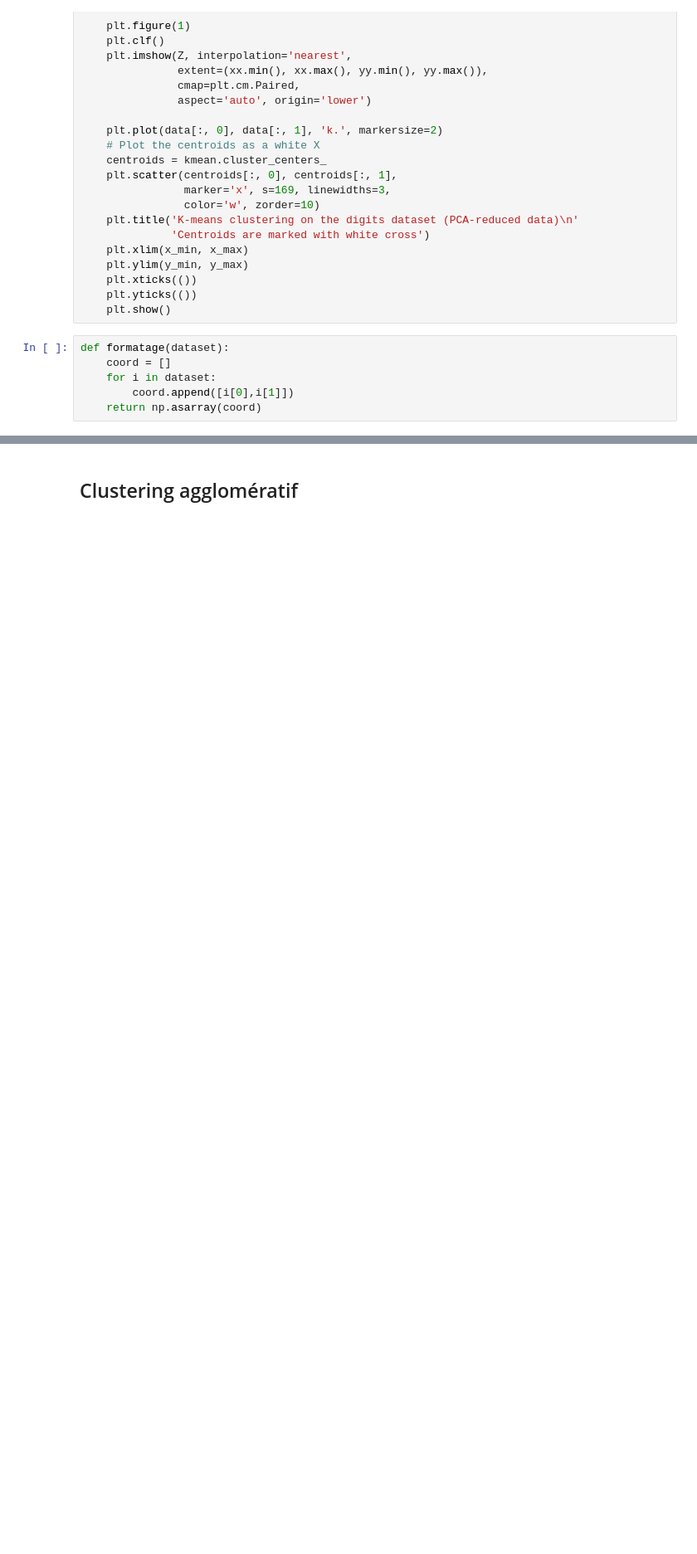
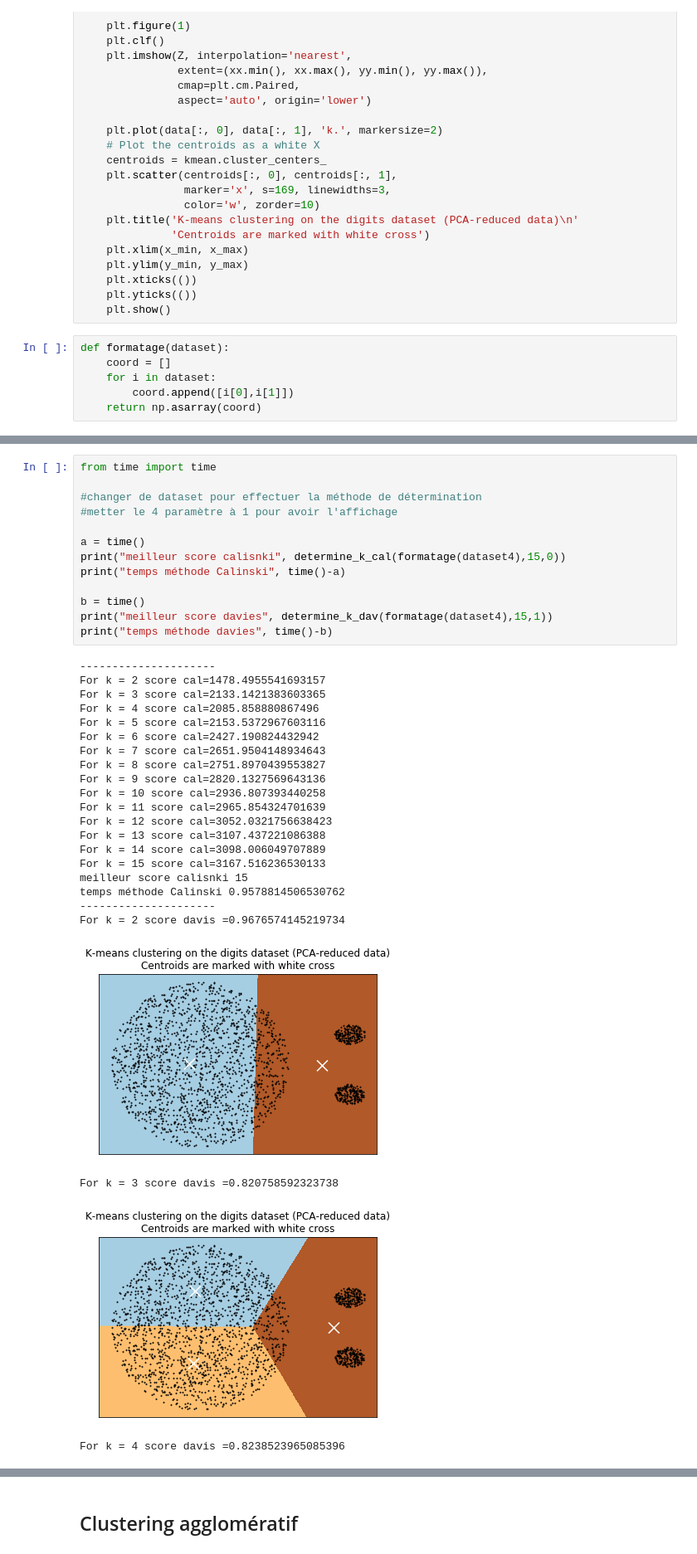
Before and after one commit to QuentinG66/tps_app_non_supervise, a Jupyter notebook: Untitled.ipynb, the cells around one changed output, grey strips where cells are left out. Shown: that part at 83% size. Drawn from its saved outputs; the diff is of its cells as text; blank space fills up the shorter version.

```diff
--- a/Untitled.ipynb
+++ b/Untitled.ipynb
@@ -155,0 +154,37 @@ For k = 7 score cal=8366.73091687544
+# %%
+from time import time
+
+#changer de dataset pour effectuer la méthode de détermination
+#metter le 4 paramètre à 1 pour avoir l'affichage
+
+a = time()
+print("meilleur score calisnki", determine_k_cal(formatage(dataset4),15,0))
+print("temps méthode Calinski", time()-a)
+
+b = time()
+print("meilleur score davies", determine_k_dav(formatage(dataset4),15,1))
+print("temps méthode davies", time()-b)
+# %% [output]
+---------------------
+For k = 2 score cal=1478.4955541693157
+For k = 3 score cal=2133.1421383603365
+For k = 4 score cal=2085.858880867496
+For k = 5 score cal=2153.5372967603116
+For k = 6 score cal=2427.190824432942
+For k = 7 score cal=2651.9504148934643
+For k = 8 score cal=2751.8970439553827
+For k = 9 score cal=2820.1327569643136
+For k = 10 score cal=2936.807393440258
+For k = 11 score cal=2965.854324701639
+For k = 12 score cal=3052.0321756638423
+For k = 13 score cal=3107.437221086388
+For k = 14 score cal=3098.006049707889
+For k = 15 score cal=3167.516236530133
+meilleur score calisnki 15
+temps méthode Calinski 0.9578814506530762
+---------------------
+For k = 2 score davis =0.9676574145219734
+[figure, added]
+For k = 3 score davis =0.820758592323738
+[figure, added]
+For k = 4 score davis =0.8238523965085396
```
Also changed, not shown: parts of 13 cells of this notebook.
